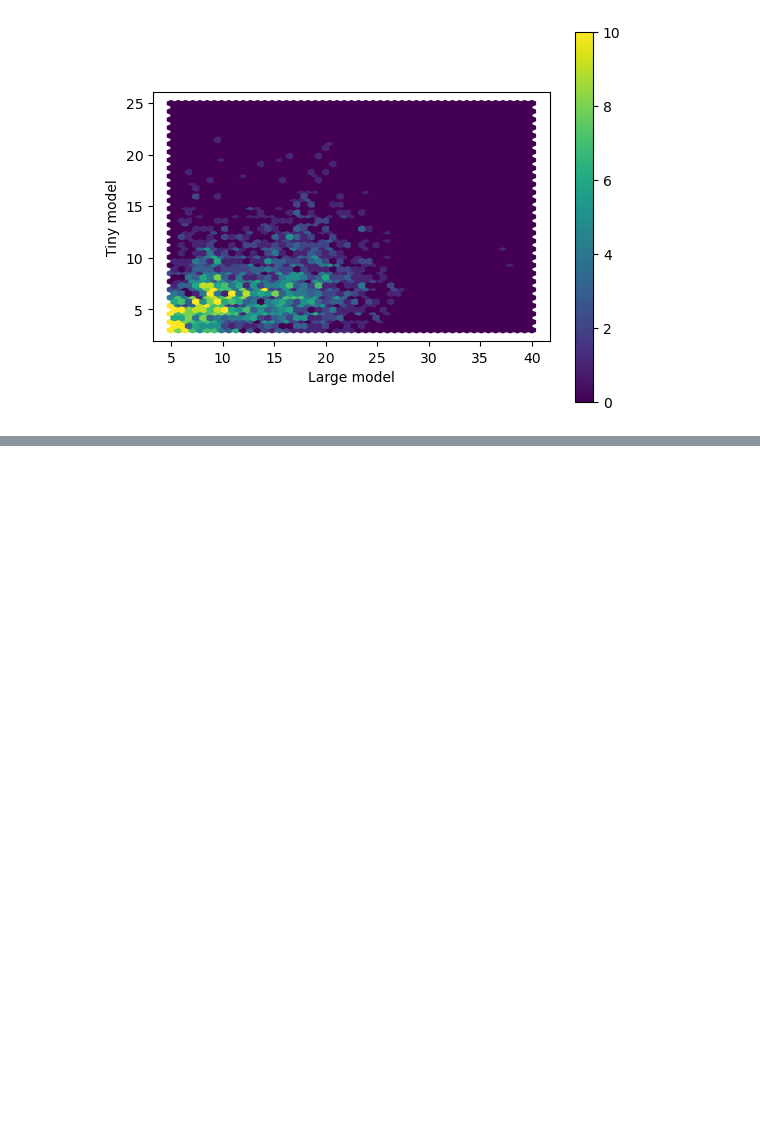
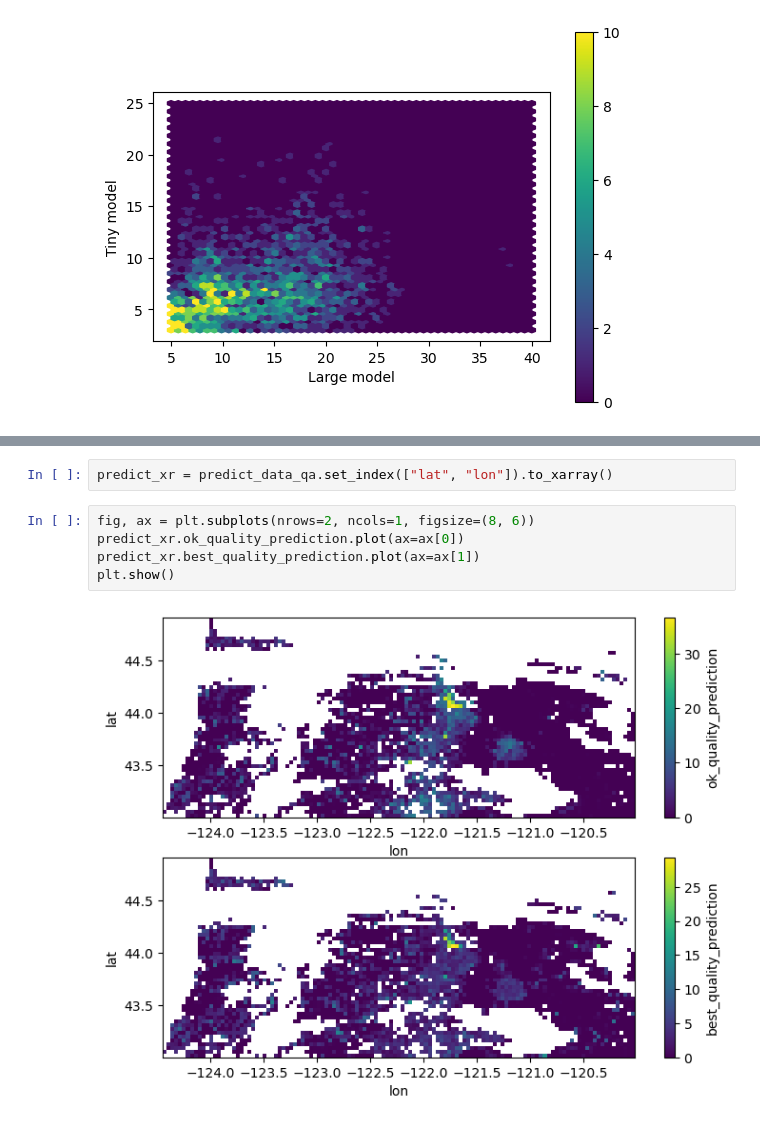
Before and after one commit to geo-smart/swe_forecasting_prod, a Jupyter notebook: notebooks/small_training.ipynb, the cells around one changed output, grey strips where cells are left out. Saved outputs shown, nothing was run; the diff lists cells and outputs as text; blank space fills up the shorter version.

```diff
--- a/notebooks/small_training.ipynb
+++ b/notebooks/small_training.ipynb
@@ -237,0 +283,9 @@ Type:      function
+# %%
+predict_xr = predict_data_qa.set_index(["lat", "lon"]).to_xarray()
+# %%
+fig, ax = plt.subplots(nrows=2, ncols=1, figsize=(8, 6))
+predict_xr.ok_quality_prediction.plot(ax=ax[0])
+predict_xr.best_quality_prediction.plot(ax=ax[1])
+plt.show()
+# %% [output]
+[figure, added]
```
Also changed, not shown: parts of 15 cells of this notebook.
